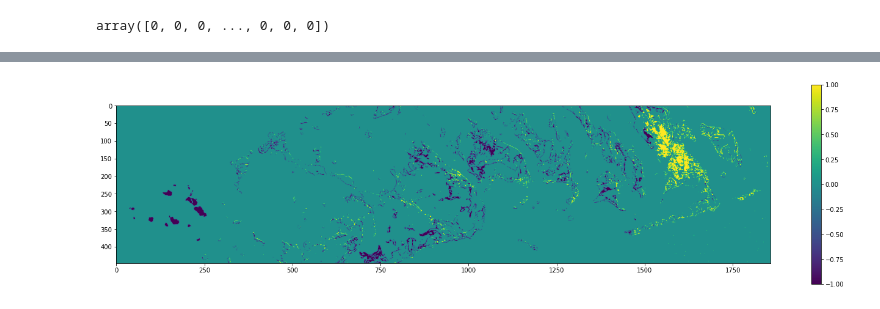
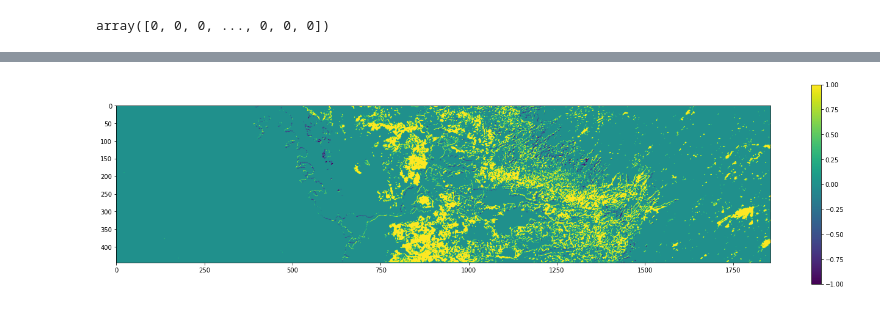
Before and after one commit to nkinnaird/MangroveClassification, a Jupyter notebook: code/firstNN.ipynb, the cells around one changed output, grey strips where cells are left out. Cells and saved outputs as stored; diff of their text form; code cells hidden in the pictures.

```diff
--- a/code/firstNN.ipynb
+++ b/code/firstNN.ipynb
@@ -199,6 +249,6 @@ weighted avg       0.96      0.96      0.96    331289
 # %%
 # load up a new image to test on
-test_image = "/content/drive/MyDrive/MangroveClassification/Images/Florida_2_2000.tif"
+test_image = "/content/drive/MyDrive/MangroveClassification/Images/Florida_5_2000.tif"
 
 # read in band data
 ds_features_test, features_test = raster.read(test_image, bands=input_bands)
@@ -214,3 +264,5 @@ labels_test = np.nan_to_num(labels_test)
 
 # change label from float to int
 labels_test = (labels_test == 1).astype(int)
+
+print('Check shapes:', features_test.shape, labels_test.shape)
@@ -226,6 +288,14 @@ plt.show()
 features_test_input = changeDimension(features_test)
 labels_test_input = changeDimension(labels_test)
 
+# reshape it as an additional step for input into the NN
+# features_test_input = features_test_input.reshape((features_test_input.shape[0], 1, features_test_input.shape[1]))
+features_test_input = features_test_input.reshape((features_test_input.shape[0], 1, nBands))
+
 print(features_test_input.shape)
 print(labels_test_input.shape)
+
+# normalize bands for test image
+if input_bands == main_bands:
+  features_test_input = normalizeUInt16Band(features_test_input)
 # %% [output]
@@ -234,3 +304,3 @@ print(labels_test_input.shape)
 # %%
-predicted_test_image = model.predict(features_test_input)
-predicted_test_image = predicted_test_image[:,1]
+predicted_test_image_prob = model.predict(features_test_input)
+predicted_test_image_prob = predicted_test_image_prob[:,1]
@@ -240,4 +307,7 @@ predicted_test_image_aboveThresh = (predicted_test_image>0.2).astype(int)
 # %%
+# convert to 1 or 0 if above threshold
+predicted_test_image_aboveThresh = (predicted_test_image_prob>0.5).astype(int)
+
 cMatrix = confusion_matrix(labels_test_input, predicted_test_image_aboveThresh)
 pScore = precision_score(labels_test_input, predicted_test_image_aboveThresh)
 rScore = recall_score(labels_test_input, predicted_test_image_aboveThresh)
@@ -249,6 +319,19 @@ print("\nP-Score: %.3f, R-Score: %.3f" % (pScore, rScore))
 print('Accuracy: %.3f' % (aScore))
 print('f1: %.3f' % (f1Score))
 
-print(classification_report(yTest, yTest_pred))
+print(classification_report(labels_test_input, predicted_test_image_aboveThresh))
+
+# make roc_curve plot
+fpr_test, tpr_test, thresholds_test = roc_curve(labels_test_input, predicted_test_image_prob)
+auc_test = auc(fpr_test, tpr_test)
+
+plt.figure(1)
+plt.plot([0, 1], [0, 1], 'k--')
+plt.plot(fpr_test, tpr_test, label='AUC = {:.3f}'.format(auc_test))
+plt.xlabel('False positive rate')
+plt.ylabel('True positive rate')
+plt.title('ROC curve')
+plt.legend(loc='best')
+plt.show()
 # %% [output]
 Confusion matrix:
@@ -278,8 +362,8 @@ plt.show()
 # %%
-image_difference = prediction_test_image - labels_test
+image_difference = prediction_test_image_2d - labels_test
 plt.figure(figsize=(24,6))
 plt.imshow(image_difference)
 plt.colorbar()
 plt.show()
 # %% [output]
-[figure, old version]
+[figure, new version]
```
Also changed, not shown: parts of 15 cells of this notebook.
